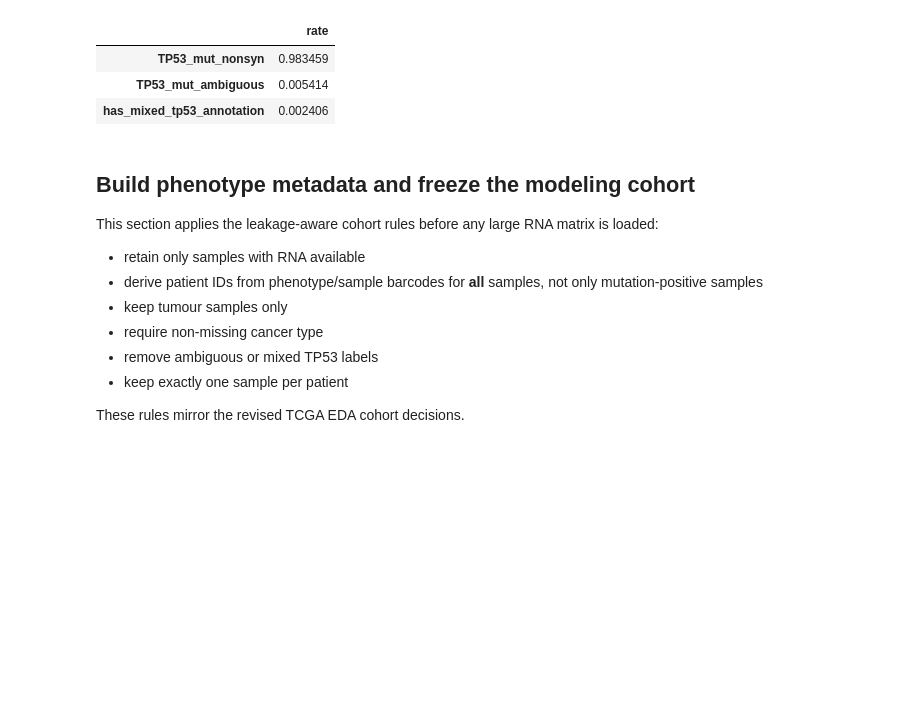
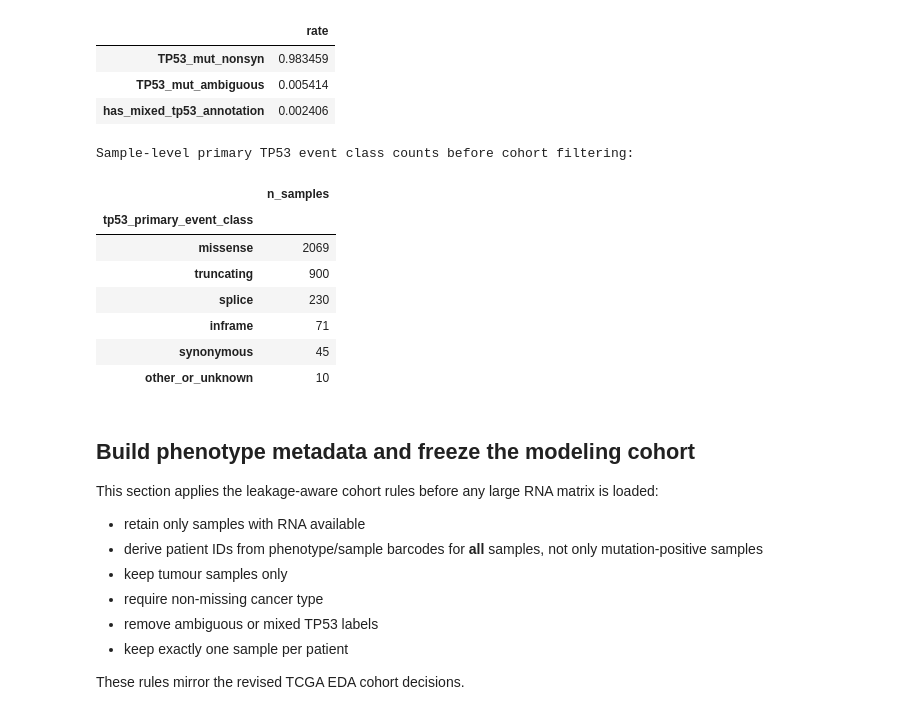
Before and after one commit to MauriceCC04/tp53-rna-prediction, a Jupyter notebook: tcga_modelling.ipynb, the cells around one changed output. Drawn from its saved outputs; the diff is of its cells as text; code cells hidden in the pictures; blank space fills up the shorter version.

Commit message:
submission notebooks b4 cleanup

```diff
--- a/tcga_modelling.ipynb
+++ b/tcga_modelling.ipynb
@@ -88,7 +88,7 @@ SEARCH_ROOTS = [
     Path("/kaggle/input"),
     Path("/content"),
     Path("/mnt/data"),
-    Path("."),
+    Path("tp53_completed_notebooks"),
 ]
 
 def find_first(patterns, roots=SEARCH_ROOTS, required=False):
@@ -700,6 +700,73 @@ TP53 mutation rows: 3729
 | TP53_mut_nonsyn | 0.983459 |
 | TP53_mut_ambiguous | 0.005414 |
 | has_mixed_tp53_annotation | 0.002406 |
+# %%
+# Task 2 sample-level mutation-type label source.
+# A sample can have multiple TP53 rows, so choose a primary event by severity for the multiclass task.
+TCGA_TASK2_PRIORITY = {
+    "truncating": 7,
+    "splice": 6,
+    "missense": 5,
+    "inframe": 4,
+    "protein_altering": 3,
+    "synonymous": 2,
+    "other_or_unknown": 1,
+    "unknown": 0,
+}
+
+tp53_rows["task2_priority"] = (
+    tp53_rows["tp53_event_class"]
+    .map(TCGA_TASK2_PRIORITY)
+    .fillna(0)
+    .astype(int)
+)
+
+tp53_primary_event = (
+    tp53_rows
+    .sort_values(["sample_id", "task2_priority"], ascending=[True, False])
+    .drop_duplicates("sample_id")
+    .set_index("sample_id")["tp53_event_class"]
+    .rename("tp53_primary_event_class")
+)
+
+tp53_nonsyn_class_count = (
+    tp53_rows.loc[tp53_rows["is_tp53_nonsyn"]]
+    .groupby("sample_id")["tp53_event_class"]
+    .nunique()
+    .rename("n_unique_tp53_nonsyn_event_classes")
+)
+
+tp53_sample = tp53_sample.merge(
+    tp53_primary_event.reset_index(),
+    on="sample_id",
+    how="left",
+)
+
+tp53_sample = tp53_sample.merge(
+    tp53_nonsyn_class_count.reset_index(),
+    on="sample_id",
+    how="left",
+    suffixes=("", "_nonsyn_only"),
+)
+
+if "n_unique_tp53_nonsyn_event_classes_nonsyn_only" in tp53_sample.columns:
+    tp53_sample["n_unique_tp53_nonsyn_event_classes"] = tp53_sample[
+        "n_unique_tp53_nonsyn_event_classes_nonsyn_only"
+    ].fillna(0).astype(int)
+    tp53_sample = tp53_sample.drop(columns=["n_unique_tp53_nonsyn_event_classes_nonsyn_only"])
+
+print("Sample-level primary TP53 event class counts before cohort filtering:")
+display(tp53_primary_event.value_counts().rename_axis("tp53_primary_event_class").to_frame("n_samples"))
+# %% [output]
+Sample-level primary TP53 event class counts before cohort filtering:
+|  | n_samples |
+| tp53_primary_event_class |  |
+| missense | 2069 |
+| truncating | 900 |
+| splice | 230 |
+| inframe | 71 |
+| synonymous | 45 |
+| other_or_unknown | 10 |
 # %% [markdown]
 ## Build phenotype metadata and freeze the modeling cohort
 
```
Also changed, not shown: parts of 9 cells of this notebook, 4 other files.
